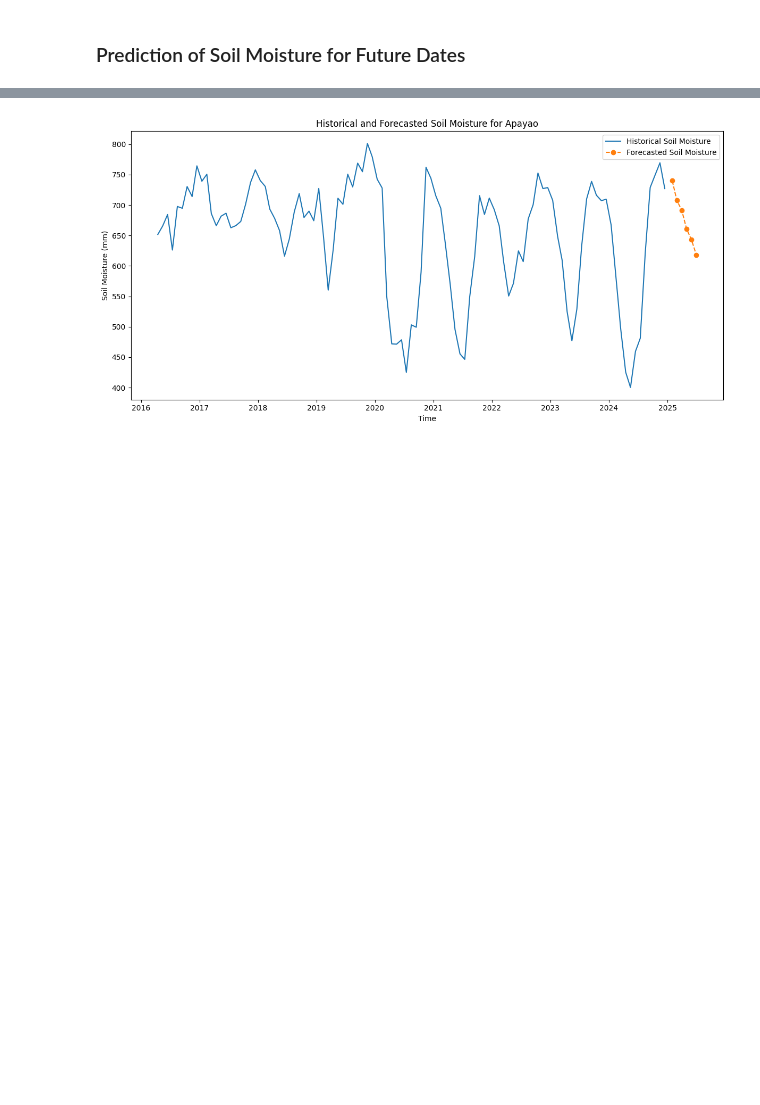
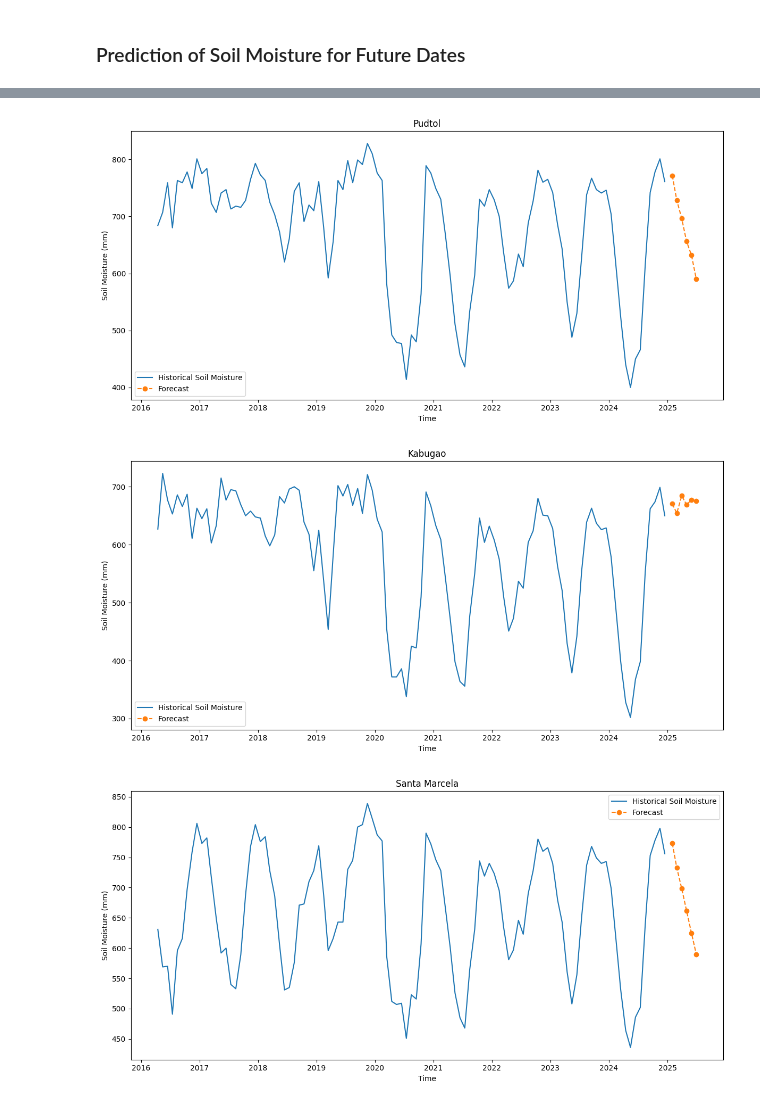
Before and after one commit to eysszn/9428-Acetone, a Jupyter notebook: finalproj/Random Forest.ipynb, the cells around one changed output, grey strips where cells are left out. Cells and saved outputs as stored; diff of their text form; code cells hidden in the pictures; blank space fills up the shorter version.

Commit message:
updated the notebook for Random Forest and produced results for the predictions for each municipality

```diff
--- a/finalproj/Random Forest.ipynb
+++ b/finalproj/Random Forest.ipynb
@@ -250,32 +250,58 @@ for municipality in df['Municipal'].unique():
 # Generate future dates based on the monthly frequency using the index
 future_dates = pd.date_range(start=df.index.max(), periods=n_future + 1, freq='M')[1:]
 
+
+
+print("\nFuture soil moisture predictions for each municipality (next 6 months):")
+for muni, preds in municipality_forecasts.items():
+    preds_str = ", ".join([f"{p:.2f}" for p in preds])
+    print(f"{muni}: {preds_str}")
+
+# Uncomment the following lines if you want to visualize the predictions for the overall Apayao province
 # Aggregate municipality forecasts for overall prediction
 # For each forecasted time step, compute the mean across municipalities
-overall_forecast = np.mean([np.array(forecasts) for forecasts in municipality_forecasts.values()], axis=0)
+# overall_forecast = np.mean([np.array(forecasts) for forecasts in municipality_forecasts.values()], axis=0)
+# print("\nPredicted overall soil moisture for Apayao for future dates:")
+# for date, pred in zip(future_dates, overall_forecast):
+#     print(f"{date.strftime('%Y-%m')}: {pred:.2f} mm")
+#
+# # Aggregate historical soil moisture by taking the mean for each timestamp
+# historical_series = df.groupby(df.index)['Soil Moisture (mm)'].mean()
+#
+# # Create a Series for the forecast using the previously computed overall_forecast and future_dates
+# forecast_series = pd.Series(overall_forecast, index=future_dates)
+#
+# plt.figure(figsize=(12, 6))
+# plt.plot(historical_series.index, historical_series.values, label='Historical Soil Moisture')
+# plt.plot(forecast_series.index, forecast_series.values, label='Forecasted Soil Moisture', marker='o', linestyle='--')
+# plt.xlabel("Time")
+# plt.ylabel("Soil Moisture (mm)")
+# plt.title("Historical and Forecasted Soil Moisture for Apayao")
+# plt.legend()
+# plt.tight_layout()
+# plt.show()
 
-# print("\nFuture soil moisture predictions for each municipality (next 6 months):")
-# for muni, preds in municipality_forecasts.items():
-#     preds_str = ", ".join([f"{p:.2f}" for p in preds])
-#     print(f"{muni}: {preds_str}")
+# Get the list of municipalities
+municipalities = df['Municipal'].unique()
 
-print("\nPredicted overall soil moisture for Apayao for future dates:")
-for date, pred in zip(future_dates, overall_forecast):
-    print(f"{date.strftime('%Y-%m')}: {pred:.2f} mm")
+for municipality in municipalities:
+    plt.figure(figsize=(12, 6))
 
-# Aggregate historical soil moisture by taking the mean for each timestamp
-historical_series = df.groupby(df.index)['Soil Moisture (mm)'].mean()
+    # Extract historical data for the municipality and sort by the datetime index
+    muni_data = df[df['Municipal'] == municipality].sort_index()
+    historical = muni_data['Soil Moisture (mm)']
 
-# Create a Series for the forecast using the previously computed overall_forecast and future_dates
-forecast_series = pd.Series(overall_forecast, index=future_dates)
+    # Retrieve municipality forecast and create a forecast series with the future dates
+    forecasts = municipality_forecasts[municipality]
+    forecast_series = pd.Series(forecasts, index=future_dates)
 
-plt.figure(figsize=(12, 6))
-plt.plot(historical_series.index, historical_series.values, label='Historical Soil Moisture')
-plt.plot(forecast_series.index, forecast_series.values, label='Forecasted Soil Moisture', marker='o', linestyle='--')
-plt.xlabel("Time")
-plt.ylabel("Soil Moisture (mm)")
-plt.title("Historical and Forecasted Soil Moisture for Apayao")
-plt.legend()
-plt.tight_layout()
-plt.show()
+    # Plot historical and forecast data
+    plt.plot(historical.index, historical, label='Historical Soil Moisture')
+    plt.plot(forecast_series.index, forecast_series, label='Forecast', marker='o', linestyle='--')
+    plt.title(municipality)
+    plt.xlabel("Time")
+    plt.ylabel("Soil Moisture (mm)")
+    plt.legend()
+    plt.tight_layout()
+    plt.show()
 # %% [output]
@@ -289 +316,3 @@ Predicted overall soil moisture for Apayao for future dates:
-[figure, old version]
+[figure, new version]
+[figure, added]
+[figure, added]
```
Also changed, not shown: parts of 1 cell of this notebook.
